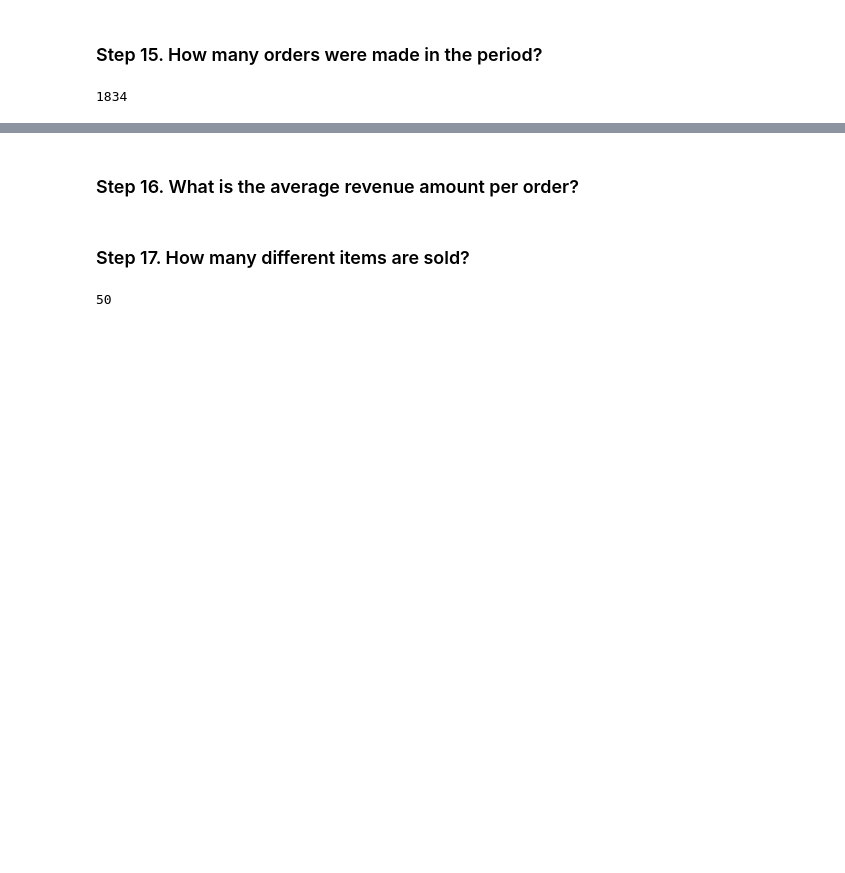
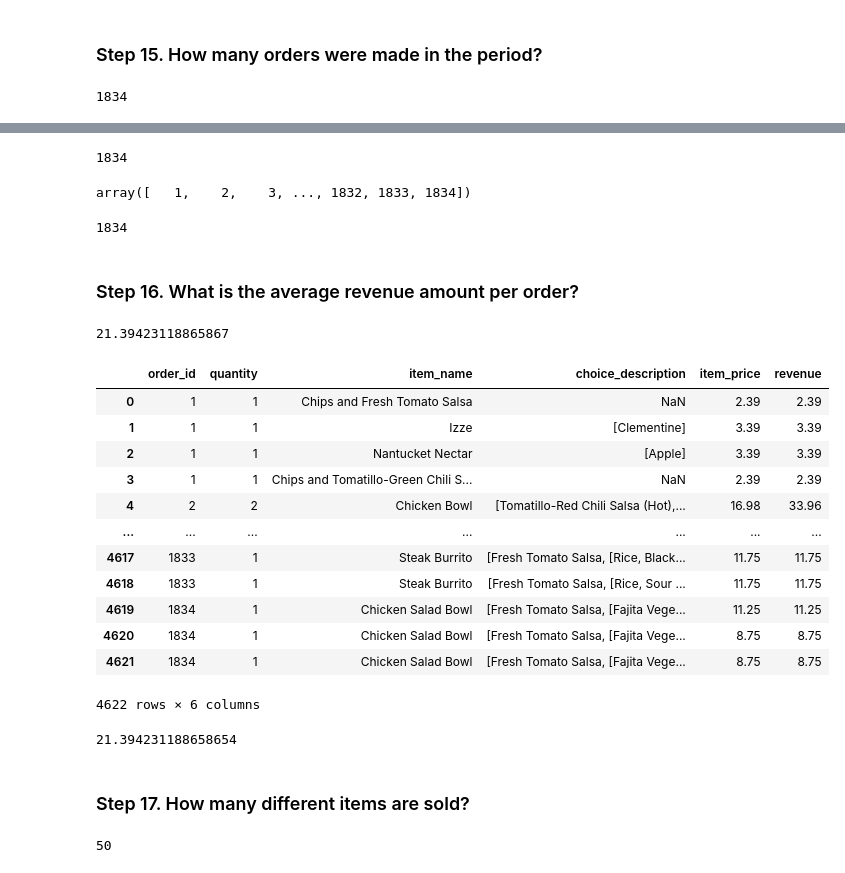
Before and after one commit to Filipate/DataScienceJUN, a Jupyter notebook: WEEK_4/Day2_G/exercises/1_Basic_concepts/Chipotle/Solutions.ipynb, the cells around one changed output, grey strips where cells are left out. Saved outputs shown, nothing was run; the diff lists cells and outputs as text; code cells hidden in the pictures; blank space fills up the shorter version.

```diff
--- a/WEEK_4/Day2_G/exercises/1_Basic_concepts/Chipotle/Solutions.ipynb
+++ b/WEEK_4/Day2_G/exercises/1_Basic_concepts/Chipotle/Solutions.ipynb
@@ -319,0 +353,11 @@ mas_vendido.quantity.max()
+# %%
+_ =[]
+repetidos= []
+for x in chipo["item_name"]:
+    if x in _ and x not in repetidos:
+        repetidos.append(x)
+    elif x not in _:
+        _.append(x)
+
+print("repetidos: ", len(_))
+print("no repetidos: ", len(repetidos))
@@ -386,2 +498,5 @@ dtype('O')
 # %% [markdown]
 #### Step 13.b. Create a lambda function and change the type of item price
+# %%
+dollar_ = lambda x: float(x[1:])
+chipo.item_price = chipo.item_price.apply(dollar_)
@@ -403,9 +606,48 @@ Revenue was: $39237.02
+# %%
+ a = len(chipo["order_id"].unique())
+ a
+ #va a llamar a los valores unicos (no repetidos) del order_id.
+# %% [output]
+1834
+# %%
+chipo["order_id"].unique() # me da los valores no repetidos en un array
+# %% [output]
+array([   1,    2,    3, ..., 1832, 1833, 1834])
+# %%
+orders = chipo.order_id.value_counts().count()
+orders
+# %% [output]
+1834
 # %% [markdown]
 ### Step 16. What is the average revenue amount per order?
 # %%
 # Solution 1
+revenue / orders
+# %% [output]
+21.39423118865867
 # %%
 # Solution 2
+chipo["revenue"] = chipo["quantity"]*chipo["item_price"]
+chipo
+# %% [output]
+|  | order_id | quantity | item_name | choice_description | item_price | revenue |
+| 0 | 1 | 1 | Chips and Fresh Tomato Salsa | NaN | 2.39 | 2.39 |
+| 1 | 1 | 1 | Izze | [Clementine] | 3.39 | 3.39 |
+| 2 | 1 | 1 | Nantucket Nectar | [Apple] | 3.39 | 3.39 |
+| 3 | 1 | 1 | Chips and Tomatillo-Green Chili S... | NaN | 2.39 | 2.39 |
+| 4 | 2 | 2 | Chicken Bowl | [Tomatillo-Red Chili Salsa (Hot),... | 16.98 | 33.96 |
+| ... | ... | ... | ... | ... | ... | ... |
+| 4617 | 1833 | 1 | Steak Burrito | [Fresh Tomato Salsa, [Rice, Black... | 11.75 | 11.75 |
+| 4618 | 1833 | 1 | Steak Burrito | [Fresh Tomato Salsa, [Rice, Sour ... | 11.75 | 11.75 |
+| 4619 | 1834 | 1 | Chicken Salad Bowl | [Fresh Tomato Salsa, [Fajita Vege... | 11.25 | 11.25 |
+| 4620 | 1834 | 1 | Chicken Salad Bowl | [Fresh Tomato Salsa, [Fajita Vege... | 8.75 | 8.75 |
+| 4621 | 1834 | 1 | Chicken Salad Bowl | [Fresh Tomato Salsa, [Fajita Vege... | 8.75 | 8.75 |
+4622 rows × 6 columns
+# %%
+order_grouped= chipo.groupby(by=["order_id"]).sum()
+order_grouped.mean()["revenue"]
+# %% [output]
+21.394231188658654
 # %% [markdown]
 ### Step 17. How many different items are sold?
 # %%
```
Also changed, not shown: parts of 71 cells of this notebook, 2 other files.
